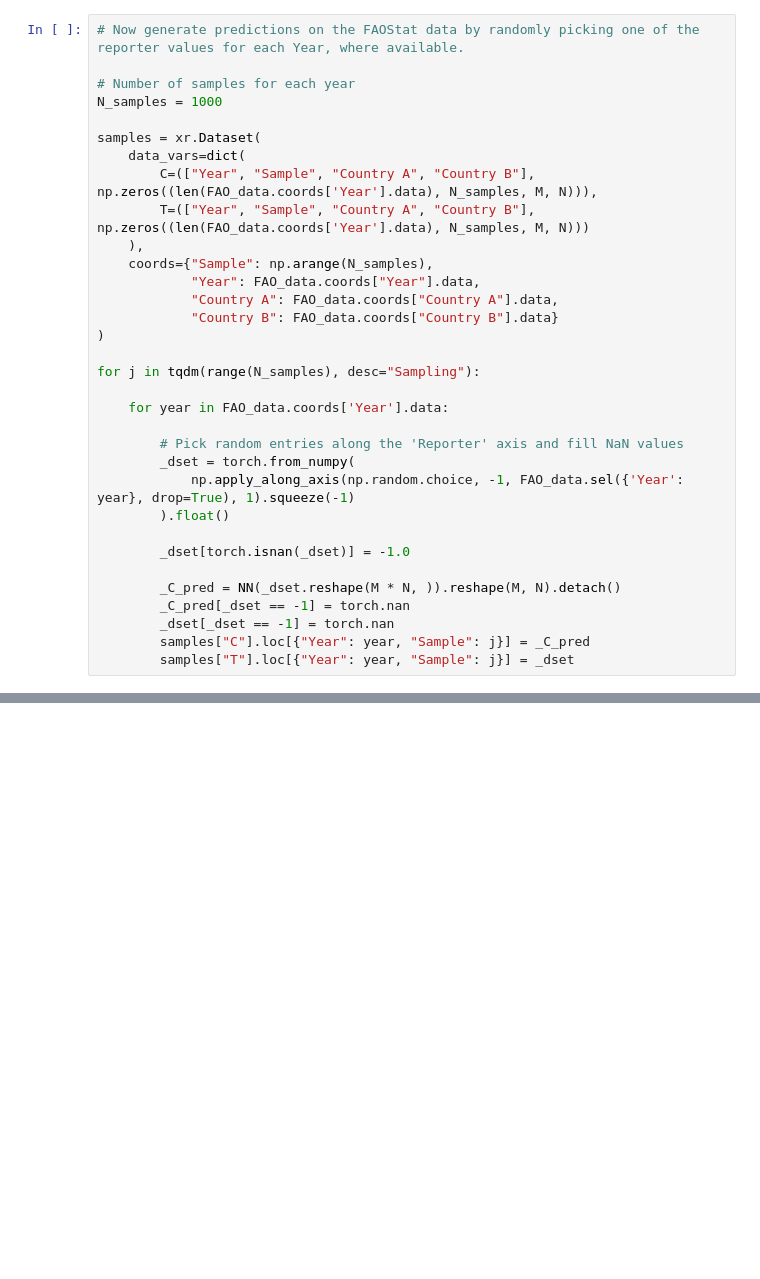
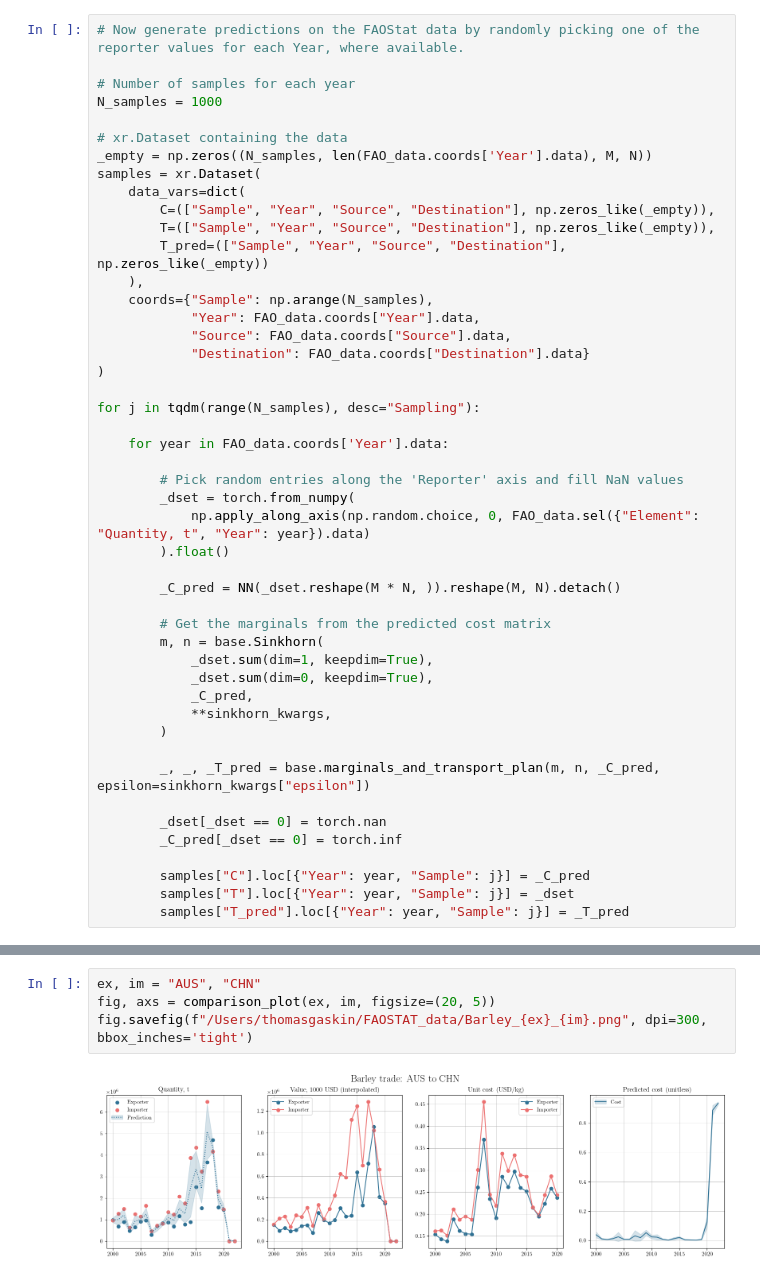
Before and after one commit to estevaofuzaro98/NeuralABM, a Jupyter notebook: models/IOT_NN/model.ipynb, the cells around one changed output, grey strips where cells are left out. Drawn from its saved outputs; the diff is of its cells as text; blank space fills up the shorter version.

```diff
--- a/models/IOT_NN/model.ipynb
+++ b/models/IOT_NN/model.ipynb
@@ -212,15 +209,18 @@ plt.savefig("/Users/thomasgaskin/NN_cost_predictions.pdf", bbox_inches='tight',
 # Number of samples for each year
 N_samples = 1000
 
+# xr.Dataset containing the data
+_empty = np.zeros((N_samples, len(FAO_data.coords['Year'].data), M, N))
 samples = xr.Dataset(
     data_vars=dict(
-        C=(["Year", "Sample", "Country A", "Country B"], np.zeros((len(FAO_data.coords['Year'].data), N_samples, M, N))),
-        T=(["Year", "Sample", "Country A", "Country B"], np.zeros((len(FAO_data.coords['Year'].data), N_samples, M, N)))
+        C=(["Sample", "Year", "Source", "Destination"], np.zeros_like(_empty)),
+        T=(["Sample", "Year", "Source", "Destination"], np.zeros_like(_empty)),
+        T_pred=(["Sample", "Year", "Source", "Destination"], np.zeros_like(_empty))
     ),
     coords={"Sample": np.arange(N_samples),
             "Year": FAO_data.coords["Year"].data,
-            "Country A": FAO_data.coords["Country A"].data,
-            "Country B": FAO_data.coords["Country B"].data}
+            "Source": FAO_data.coords["Source"].data,
+            "Destination": FAO_data.coords["Destination"].data}
 )
 
 for j in tqdm(range(N_samples), desc="Sampling"):
@@ -229,13 +229,24 @@ for j in tqdm(range(N_samples), desc="Sampling"):
 
         # Pick random entries along the 'Reporter' axis and fill NaN values
         _dset = torch.from_numpy(
-            np.apply_along_axis(np.random.choice, -1, FAO_data.sel({'Year': year}, drop=True), 1).squeeze(-1)
+            np.apply_along_axis(np.random.choice, 0, FAO_data.sel({"Element": "Quantity, t", "Year": year}).data)
         ).float()
 
-        _dset[torch.isnan(_dset)] = -1.0
+        _C_pred = NN(_dset.reshape(M * N, )).reshape(M, N).detach()
 
-        _C_pred = NN(_dset.reshape(M * N, )).reshape(M, N).detach()
-        _C_pred[_dset == -1] = torch.nan
-        _dset[_dset == -1] = torch.nan
+        # Get the marginals from the predicted cost matrix
+        m, n = base.Sinkhorn(
+            _dset.sum(dim=1, keepdim=True),
+            _dset.sum(dim=0, keepdim=True),
+            _C_pred,
+            **sinkhorn_kwargs,
+        )
+
+        _, _, _T_pred = base.marginals_and_transport_plan(m, n, _C_pred, epsilon=sinkhorn_kwargs["epsilon"])
+
+        _dset[_dset == 0] = torch.nan
+        _C_pred[_dset == 0] = torch.inf
+
         samples["C"].loc[{"Year": year, "Sample": j}] = _C_pred
         samples["T"].loc[{"Year": year, "Sample": j}] = _dset
+        samples["T_pred"].loc[{"Year": year, "Sample": j}] = _T_pred
@@ -241,0 +325,6 @@ for j in tqdm(range(N_samples), desc="Sampling"):
+# %%
+ex, im = "AUS", "CHN"
+fig, axs = comparison_plot(ex, im, figsize=(20, 5))
+fig.savefig(f"/Users/thomasgaskin/FAOSTAT_data/Barley_{ex}_{im}.png", dpi=300, bbox_inches='tight')
+# %% [output]
+[figure, added]
```
Also changed, not shown: parts of 27 cells of this notebook, 1 other file.
